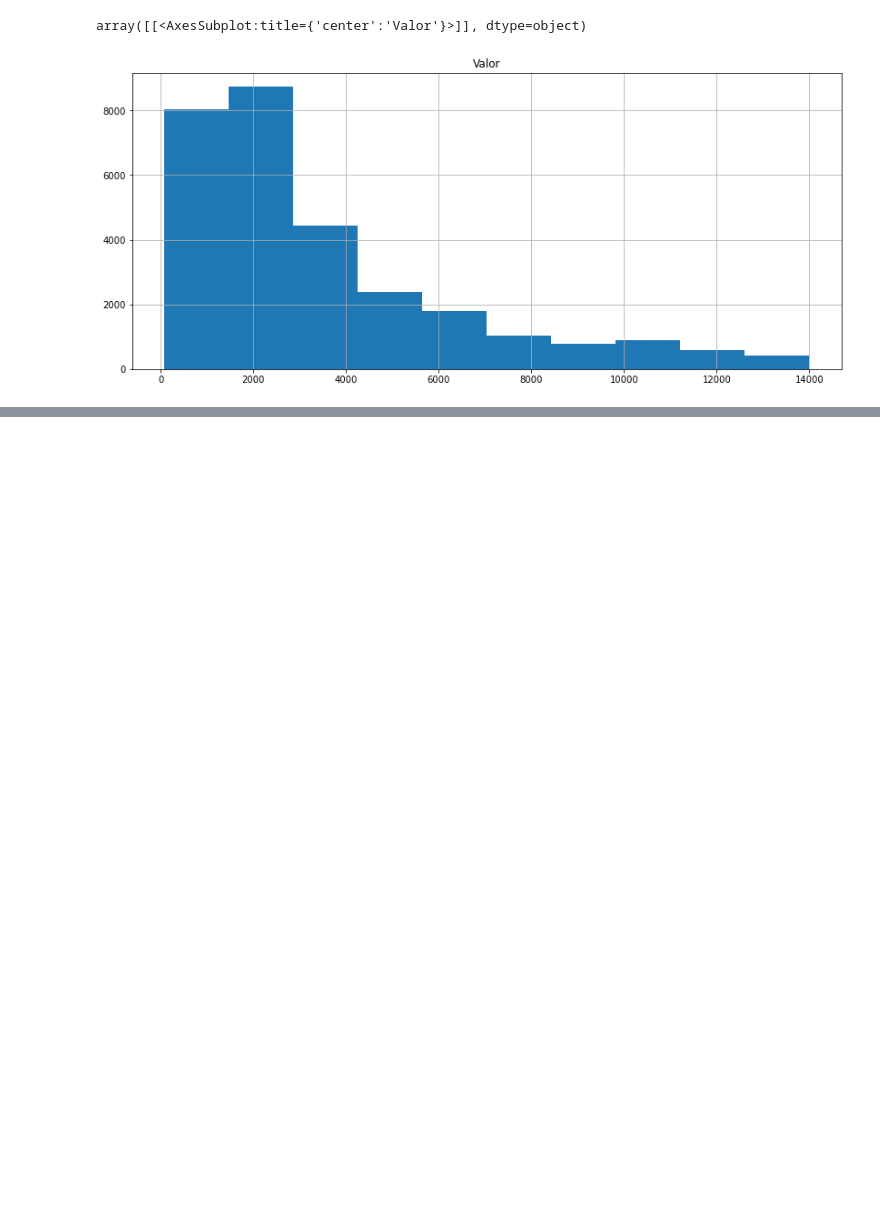
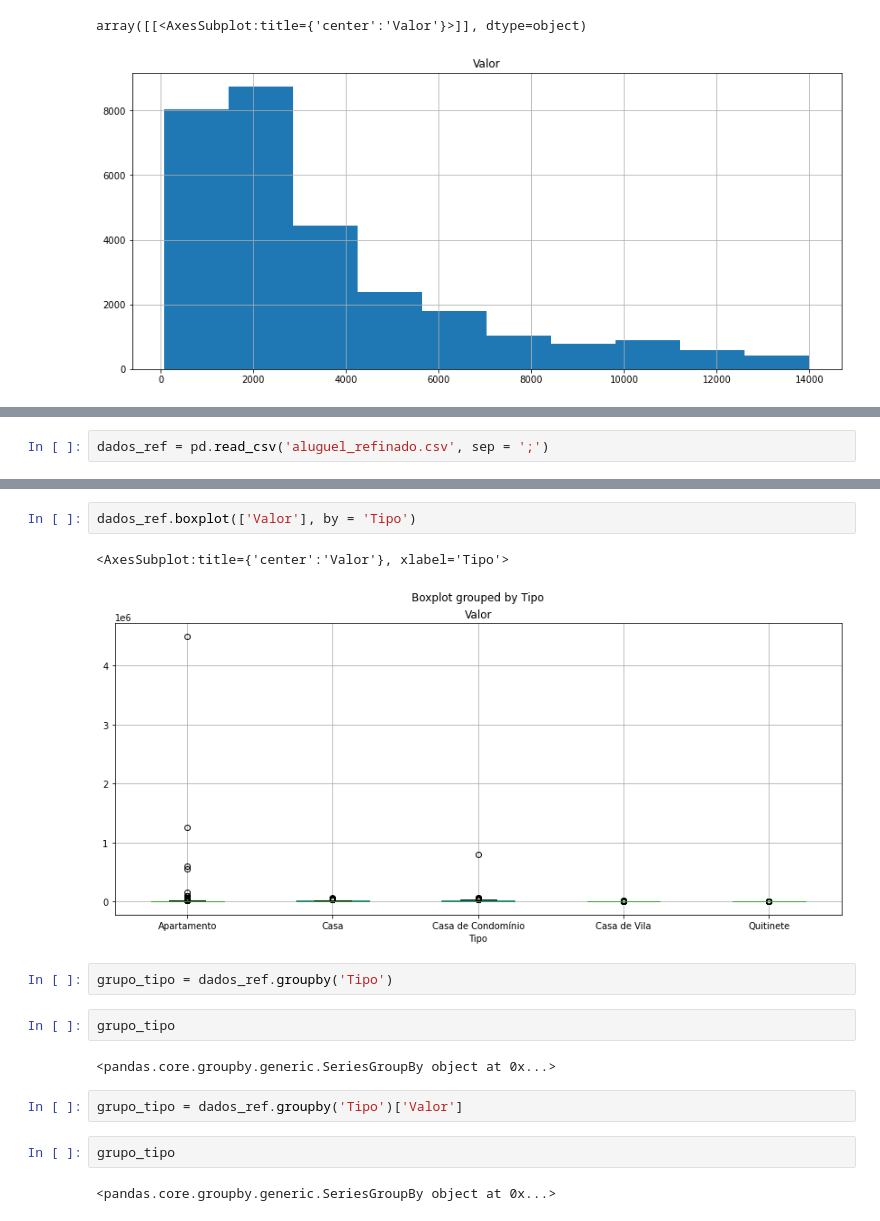
Before and after one commit to rafaelborto/DataScience, a Jupyter notebook: DS_02_Python_Pandas_Tratando_e_Analisando_Dados/Aula9_removendo_outliers.ipynb, the cells around one changed output, grey strips where cells are left out. Saved outputs shown, nothing was run; the diff lists cells and outputs as text; blank space fills up the shorter version.

```diff
--- a/DS_02_Python_Pandas_Tratando_e_Analisando_Dados/Aula9_removendo_outliers.ipynb
+++ b/DS_02_Python_Pandas_Tratando_e_Analisando_Dados/Aula9_removendo_outliers.ipynb
@@ -89,0 +92,2 @@ array([[<AxesSubplot:title={'center':'Valor'}>]], dtype=object)
+# %%
+dados_ref = pd.read_csv('aluguel_refinado.csv', sep = ';')
@@ -89,0 +110,17 @@ array([[<AxesSubplot:title={'center':'Valor'}>]], dtype=object)
+# %%
+dados_ref.boxplot(['Valor'], by = 'Tipo')
+# %% [output]
+<AxesSubplot:title={'center':'Valor'}, xlabel='Tipo'>
+[figure, added]
+# %%
+grupo_tipo = dados_ref.groupby('Tipo')
+# %%
+grupo_tipo
+# %% [output]
+<pandas.core.groupby.generic.SeriesGroupBy object at 0x...>
+# %%
+grupo_tipo = dados_ref.groupby('Tipo')['Valor']
+# %%
+grupo_tipo
+# %% [output]
+<pandas.core.groupby.generic.SeriesGroupBy object at 0x...>
```
Also changed, not shown: parts of 9 cells of this notebook, 1 other file.
